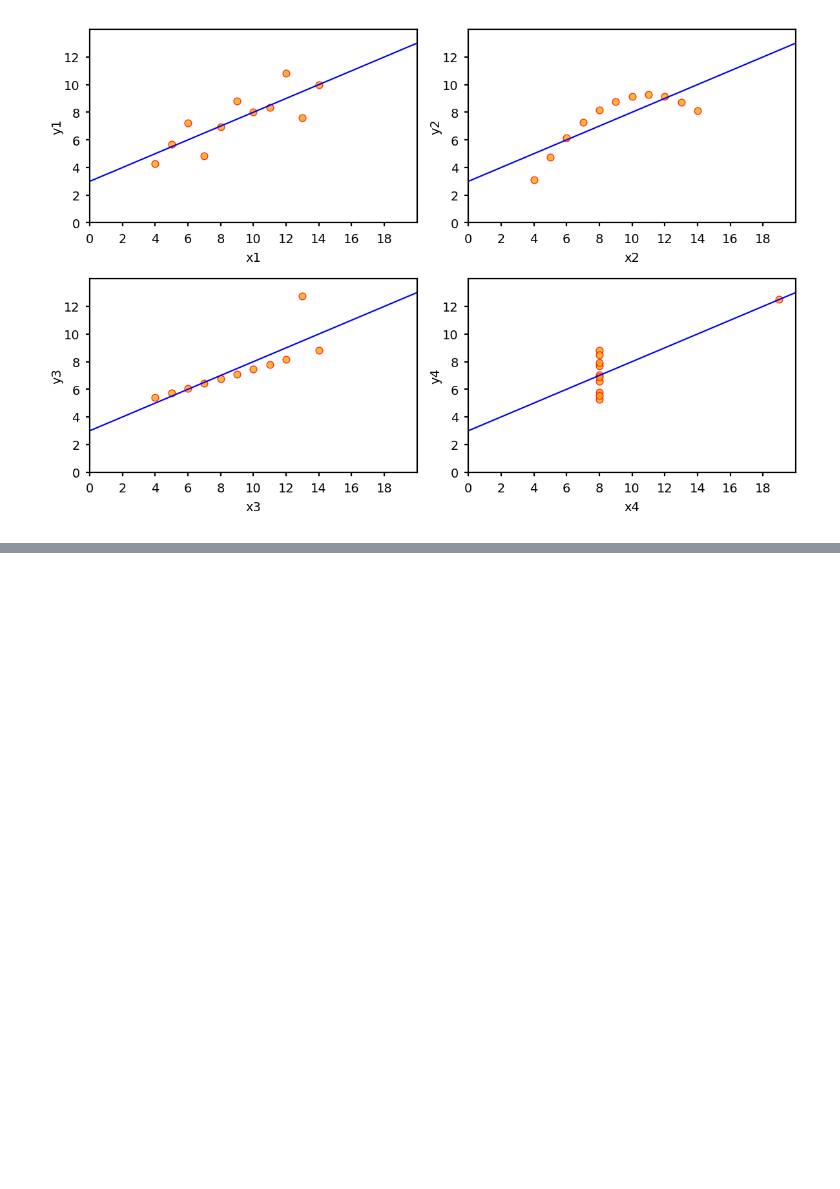
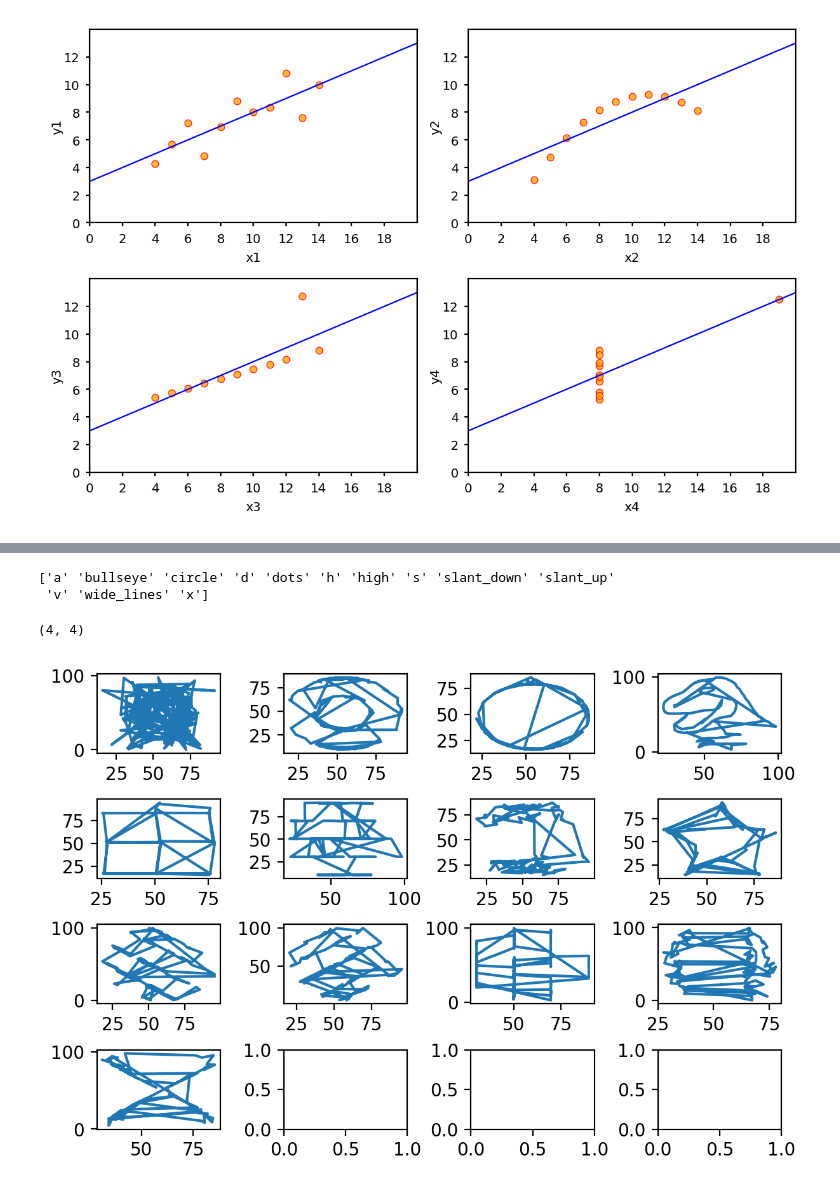
Before and after one commit to PeterRutkowski/dav_homework5, a Jupyter notebook: dav_homework5.ipynb, the cells around one changed output, grey strips where cells are left out. Saved outputs shown, nothing was run; the diff lists cells and outputs as text; code cells hidden in the pictures; blank space fills up the shorter version.

```diff
--- a/dav_homework5.ipynb
+++ b/dav_homework5.ipynb
@@ -95,0 +112,36 @@ print(data)
+# %%
+datasets = np.asarray(data['dataset'])
+datasets = np.unique(datasets)
+print(datasets)
+# %% [output]
+['a' 'bullseye' 'circle' 'd' 'dots' 'h' 'high' 's' 'slant_down' 'slant_up'
+ 'v' 'wide_lines' 'x']
+# %%
+def import_dataset(dataset):
+  data = pd.read_csv('drive/My Drive/dav-homework5/ans2.tsv', sep='\t')
+  x, y = [], []
+  for index, row in data.iterrows():
+    if row['dataset'] == dataset:
+      x.append(row['x'])
+      y.append(row['y'])
+  return np.asarray(x), np.asarray(y)
+# %%
+import matplotlib.pyplot as plt
+import matplotlib as mpl
+mpl.rcParams['figure.dpi'] = 200
+# %%
+def plots(datasets, ax):
+  print(ax.shape)
+  for i in range(len(datasets)):
+    x, y = import_dataset(datasets[i])
+    index_1 = int((i-i%4)/4)
+    index_2 = int(i%4)
+    ax[index_1,index_2].plot(x,y)
+# %%
+fig, ax = plt.subplots(4,4)
+fig.patch.set_facecolor('xkcd:white')
+plots(datasets, ax)
+plt.tight_layout(pad=0.5)
+# %% [output]
+(4, 4)
+[figure, added]
```
Also changed, not shown: parts of 5 cells of this notebook.
